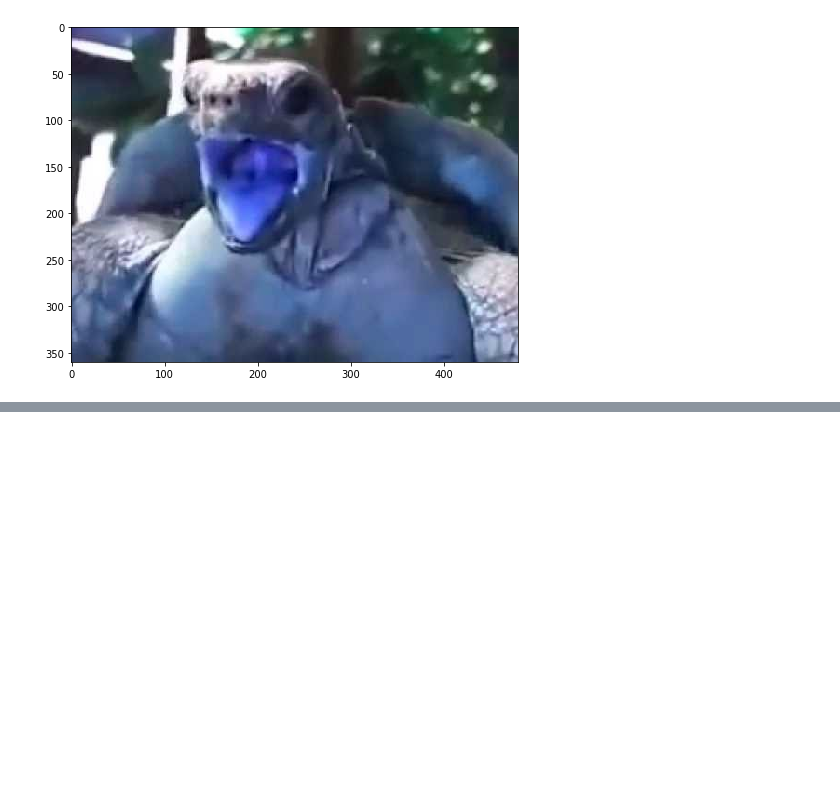
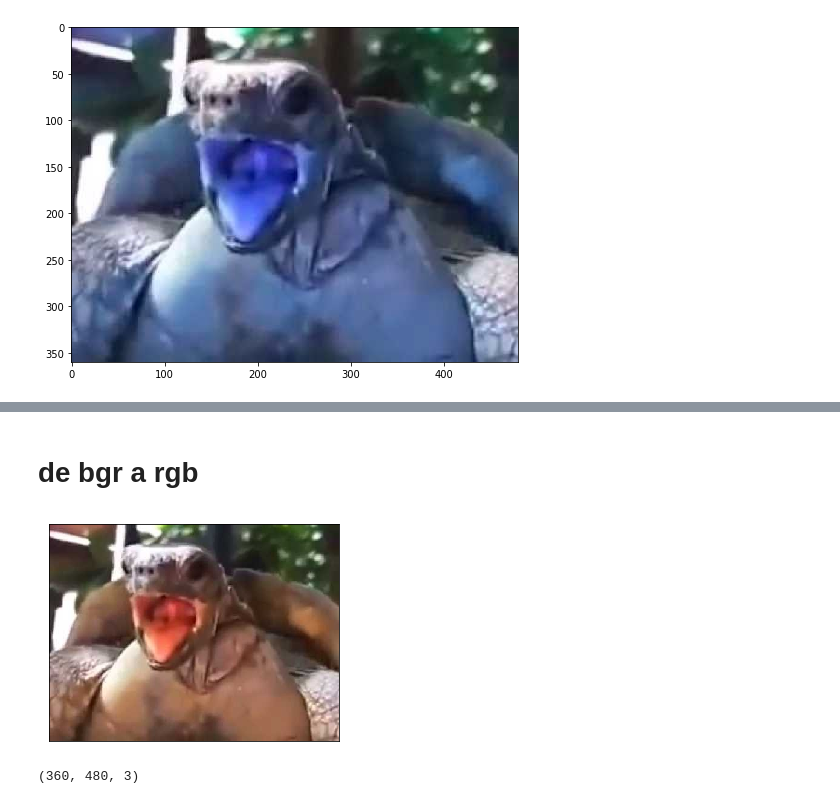
Before and after one commit to gabrielmercado90/PDI1, a Jupyter notebook: tortuga.ipynb, the cells around one changed output, grey strips where cells are left out. Saved outputs shown, nothing was run; the diff lists cells and outputs as text; code cells hidden in the pictures; blank space fills up the shorter version.

```diff
--- a/tortuga.ipynb
+++ b/tortuga.ipynb
@@ -45,0 +117,13 @@ plt.show()
+# %% [markdown]
+# de bgr a rgb
+# %%
+img_RGB=cv2.cvtColor(img_BGR, cv2.COLOR_BGR2RGB)
+
+plt.imshow(img_RGB)
+plt.xticks([])
+plt.yticks([])
+plt.show()
+print(img_RGB.shape)
+# %% [output]
+[figure, added]
+(360, 480, 3)
```
Also changed, not shown: parts of 18 cells of this notebook.
